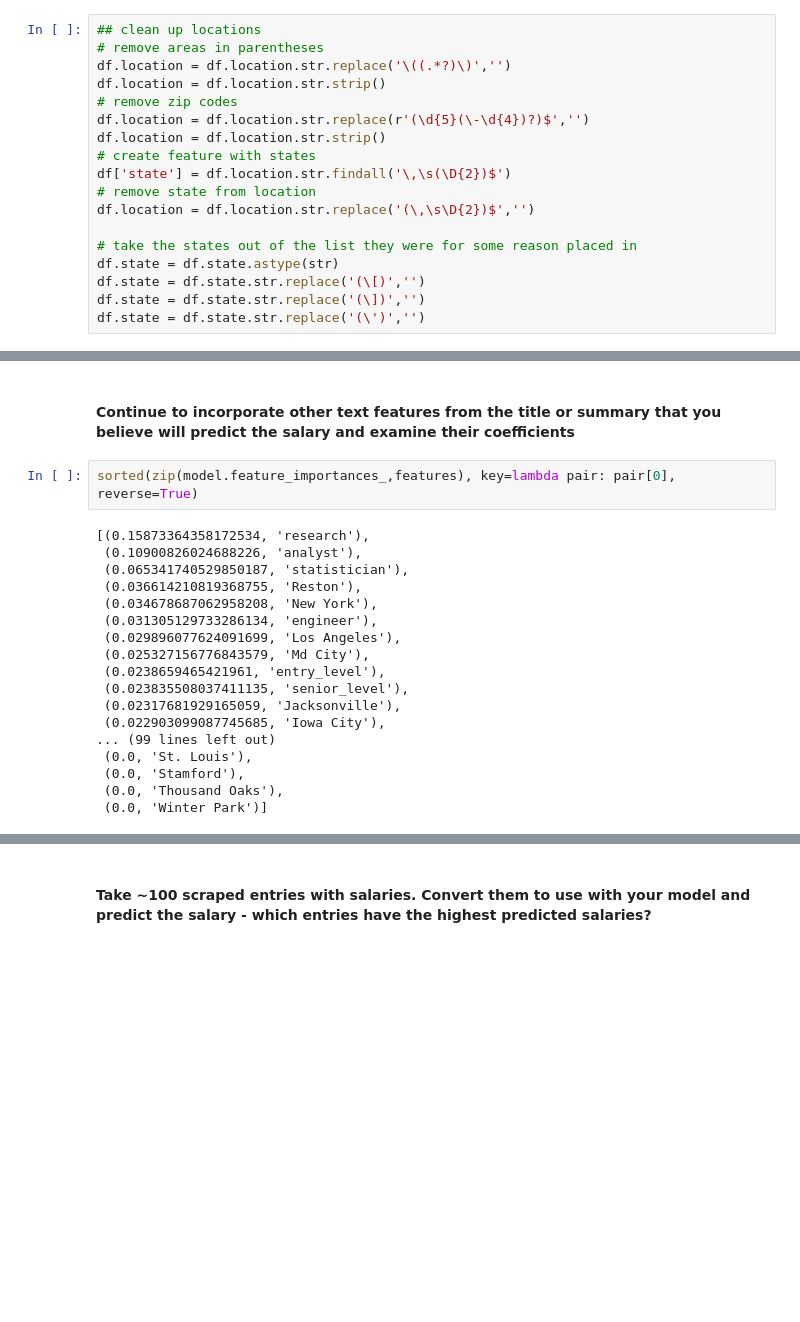
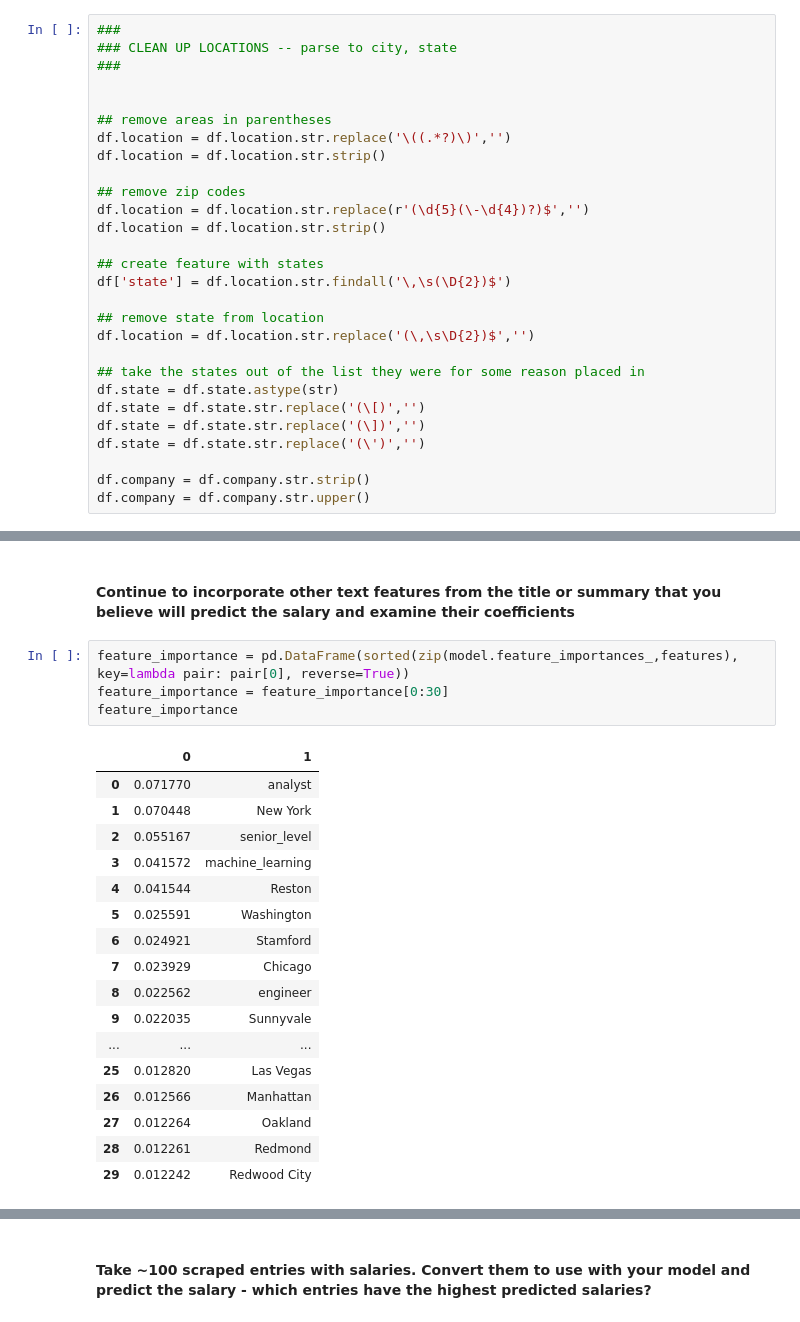
Before and after one commit to matthewbrems/old, a Jupyter notebook: projects/03-Project/starter-code/jd-project3.ipynb, the cells around one changed output, grey strips where cells are left out. Cells and saved outputs as stored; diff of their text form; blank space fills up the shorter version.

```diff
--- a/projects/03-Project/starter-code/jd-project3.ipynb
+++ b/projects/03-Project/starter-code/jd-project3.ipynb
@@ -334,21 +295,31 @@ array([ 0.49295775,  0.5       ,  0.5       ])
 # %% [markdown]
 #### Create a Random Forest model to predict High/Low salary using Sklearn. Start by ONLY using the location as a feature.
 # %%
-## clean up locations
-# remove areas in parentheses
+###
+### CLEAN UP LOCATIONS -- parse to city, state
+###
+
+
+## remove areas in parentheses
 df.location = df.location.str.replace('\((.*?)\)','')
 df.location = df.location.str.strip()
-# remove zip codes
+
+## remove zip codes
 df.location = df.location.str.replace(r'(\d{5}(\-\d{4})?)$','')
 df.location = df.location.str.strip()
-# create feature with states
+
+## create feature with states
 df['state'] = df.location.str.findall('\,\s(\D{2})$')
-# remove state from location
+
+## remove state from location
 df.location = df.location.str.replace('(\,\s\D{2})$','')
 
-# take the states out of the list they were for some reason placed in
+## take the states out of the list they were for some reason placed in
 df.state = df.state.astype(str)
 df.state = df.state.str.replace('(\[)','')
 df.state = df.state.str.replace('(\])','')
 df.state = df.state.str.replace('(\')','')
+
+df.company = df.company.str.strip()
+df.company = df.company.str.upper()
 # %%
@@ -468,22 +460,24 @@ array([ 0.81690141,  0.82857143,  0.72857143])
 # %% [markdown]
 #### Continue to incorporate other text features from the title or summary that you believe will predict the salary and examine their coefficients
 # %%
-sorted(zip(model.feature_importances_,features), key=lambda pair: pair[0], reverse=True)
+feature_importance = pd.DataFrame(sorted(zip(model.feature_importances_,features), key=lambda pair: pair[0], reverse=True))
+feature_importance = feature_importance[0:30]
+feature_importance
 # %% [output]
-[(0.15873364358172534, 'research'),
- (0.10900826024688226, 'analyst'),
- (0.065341740529850187, 'statistician'),
- (0.036614210819368755, 'Reston'),
- (0.034678687062958208, 'New York'),
- (0.031305129733286134, 'engineer'),
- (0.029896077624091699, 'Los Angeles'),
- (0.025327156776843579, 'Md City'),
- (0.0238659465421961, 'entry_level'),
- (0.023835508037411135, 'senior_level'),
- (0.02317681929165059, 'Jacksonville'),
- (0.022903099087745685, 'Iowa City'),
-... (99 lines left out)
- (0.0, 'St. Louis'),
- (0.0, 'Stamford'),
- (0.0, 'Thousand Oaks'),
- (0.0, 'Winter Park')]
+|  | 0 | 1 |
+| 0 | 0.071770 | analyst |
+| 1 | 0.070448 | New York |
+| 2 | 0.055167 | senior_level |
+| 3 | 0.041572 | machine_learning |
+| 4 | 0.041544 | Reston |
+| 5 | 0.025591 | Washington |
+| 6 | 0.024921 | Stamford |
+| 7 | 0.023929 | Chicago |
+| 8 | 0.022562 | engineer |
+| 9 | 0.022035 | Sunnyvale |
+| ... | ... | ... |
+| 25 | 0.012820 | Las Vegas |
+| 26 | 0.012566 | Manhattan |
+| 27 | 0.012264 | Oakland |
+| 28 | 0.012261 | Redmond |
+| 29 | 0.012242 | Redwood City |
```
Also changed, not shown: parts of 60 cells of this notebook.
